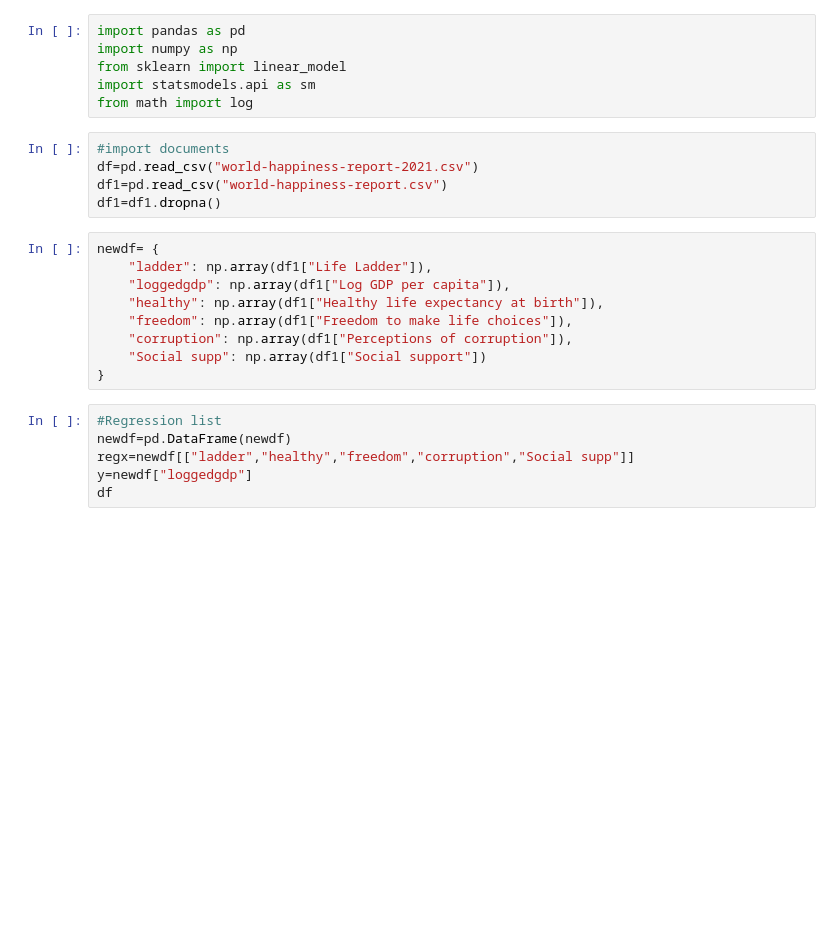
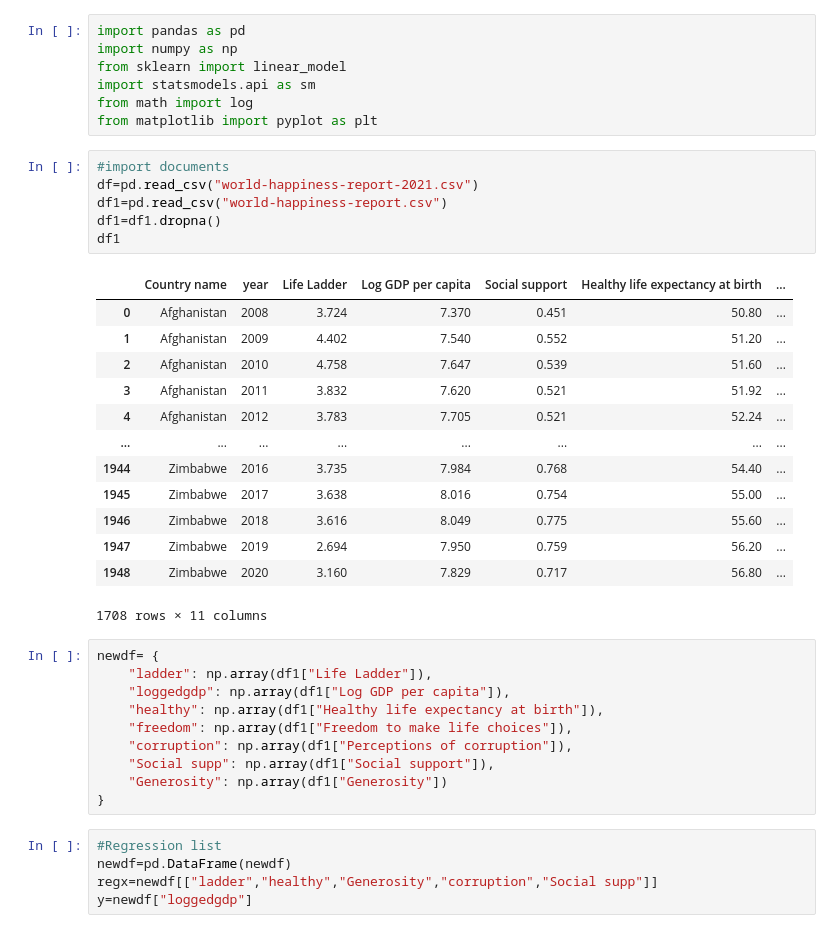
Before and after one commit to CoffeeBeans007/Econ0metrics4, a Jupyter notebook: assignment4/regression.ipynb, the cells around one changed output. Cells and saved outputs as stored; diff of their text form; blank space fills up the shorter version.

```diff
--- a/assignment4/regression.ipynb
+++ b/assignment4/regression.ipynb
@@ -4,11 +4,27 @@ import numpy as np
 from sklearn import linear_model
 import statsmodels.api as sm
 from math import log
+from matplotlib import pyplot as plt
 # %%
 #import documents
 df=pd.read_csv("world-happiness-report-2021.csv")
 df1=pd.read_csv("world-happiness-report.csv")
 df1=df1.dropna()
+df1
+# %% [output]
+|  | Country name | year | Life Ladder | Log GDP per capita | Social support | Healthy life expectancy at birth | ... |
+| 0 | Afghanistan | 2008 | 3.724 | 7.370 | 0.451 | 50.80 | ... |
+| 1 | Afghanistan | 2009 | 4.402 | 7.540 | 0.552 | 51.20 | ... |
+| 2 | Afghanistan | 2010 | 4.758 | 7.647 | 0.539 | 51.60 | ... |
+| 3 | Afghanistan | 2011 | 3.832 | 7.620 | 0.521 | 51.92 | ... |
+| 4 | Afghanistan | 2012 | 3.783 | 7.705 | 0.521 | 52.24 | ... |
+| ... | ... | ... | ... | ... | ... | ... | ... |
+| 1944 | Zimbabwe | 2016 | 3.735 | 7.984 | 0.768 | 54.40 | ... |
+| 1945 | Zimbabwe | 2017 | 3.638 | 8.016 | 0.754 | 55.00 | ... |
+| 1946 | Zimbabwe | 2018 | 3.616 | 8.049 | 0.775 | 55.60 | ... |
+| 1947 | Zimbabwe | 2019 | 2.694 | 7.950 | 0.759 | 56.20 | ... |
+| 1948 | Zimbabwe | 2020 | 3.160 | 7.829 | 0.717 | 56.80 | ... |
+1708 rows × 11 columns
 # %%
 newdf= {
     "ladder": np.array(df1["Life Ladder"]),
@@ -16,14 +32,14 @@ newdf= {
     "healthy": np.array(df1["Healthy life expectancy at birth"]),
     "freedom": np.array(df1["Freedom to make life choices"]),
     "corruption": np.array(df1["Perceptions of corruption"]),
-    "Social supp": np.array(df1["Social support"])
+    "Social supp": np.array(df1["Social support"]),
+    "Generosity": np.array(df1["Generosity"])
 }
 # %%
 #Regression list
 newdf=pd.DataFrame(newdf)
-regx=newdf[["ladder","healthy","freedom","corruption","Social supp"]]
+regx=newdf[["ladder","healthy","Generosity","corruption","Social supp"]]
 y=newdf["loggedgdp"]
-df
 # %%
 #New regression
 x=sm.add_constant(regx)
```
Also changed, not shown: parts of 2 cells of this notebook.
